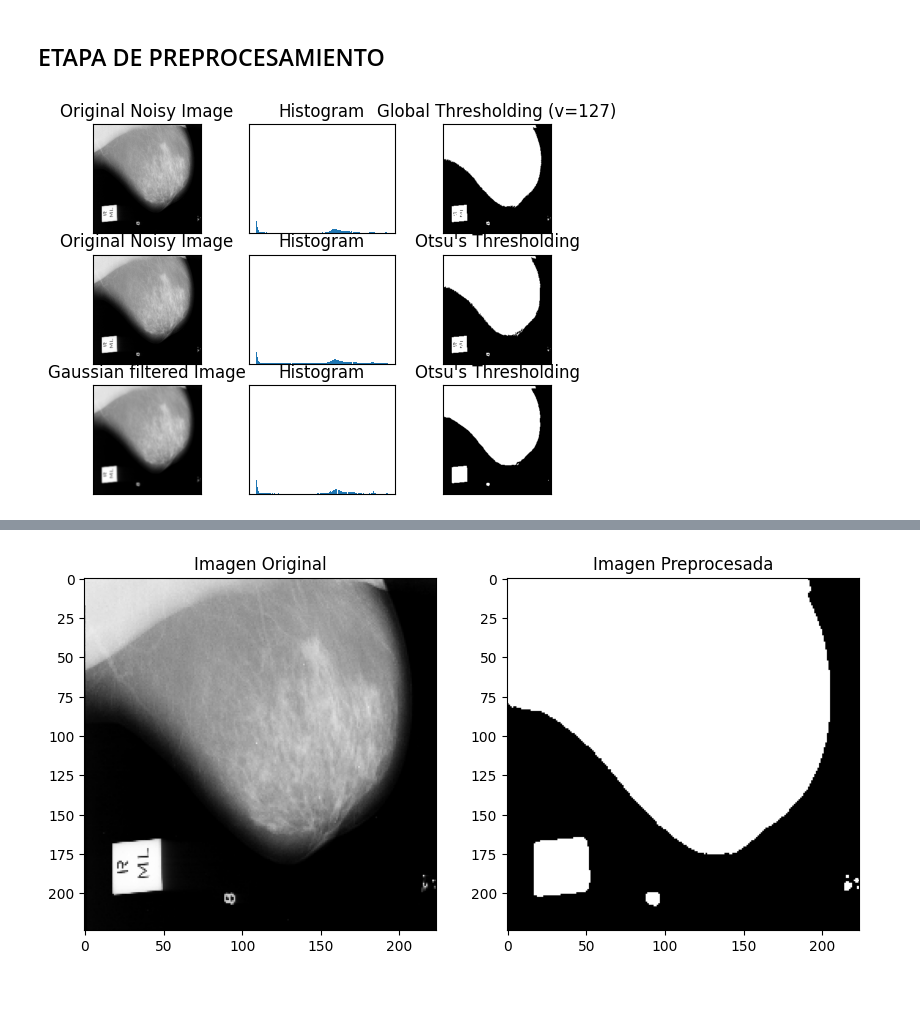
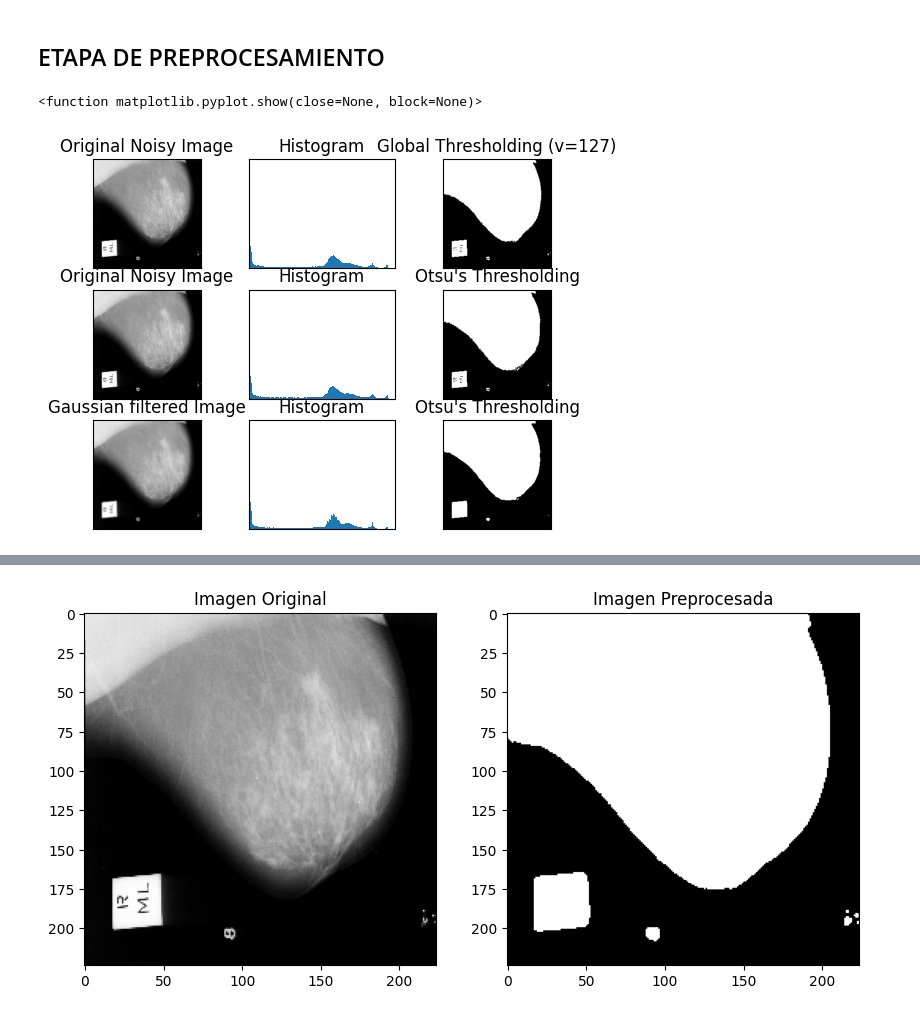
Before and after one commit to AndreaCTS/Semillero, a Jupyter notebook: train/clasificacionCNN_Dataset.ipynb, the cells around one changed output, grey strips where cells are left out. Saved outputs shown, nothing was run; the diff lists cells and outputs as text; code cells hidden in the pictures.

Commit message:
change histogram

```diff
--- a/train/clasificacionCNN_Dataset.ipynb
+++ b/train/clasificacionCNN_Dataset.ipynb
@@ -109,25 +109,26 @@ def img_compar(img_original, img_preprocess):
 # %%
 # global thresholding
 ret1,th1 = cv2.threshold(img,60,255,cv2.THRESH_BINARY)
 # Otsu's thresholding
 ret2,th2 = cv2.threshold(img,0,255,cv2.THRESH_BINARY+cv2.THRESH_OTSU)
 # Otsu's thresholding after Gaussian filtering
 blur = cv2.GaussianBlur(img,(5,5),0)
 ret3,th3 = cv2.threshold(blur,0,255,cv2.THRESH_BINARY+cv2.THRESH_OTSU)
 # plot all the images and their histograms
 images = [img, 0, th1,
  img, 0, th2,
  blur, 0, th3]
 titles = ['Original Noisy Image','Histogram','Global Thresholding (v=127)',
  'Original Noisy Image','Histogram',"Otsu's Thresholding",
  'Gaussian filtered Image','Histogram',"Otsu's Thresholding"]
 for i in range(3):
- plt.subplot(3,3,i*3+1),plt.imshow(images[i*3],'gray')
- plt.title(titles[i*3]), plt.xticks([]), plt.yticks([])
- plt.subplot(3,3,i*3+2),plt.hist(images[i*3].ravel(),256)
- plt.title(titles[i*3+1]), plt.xticks([]), plt.yticks([])
- plt.subplot(3,3,i*3+3),plt.imshow(images[i*3+2],'gray')
- plt.title(titles[i*3+2]), plt.xticks([]), plt.yticks([])
-plt.show()
+    plt.subplot(3, 3, i*3+1), plt.imshow(images[i*3], 'gray')
+    plt.title(titles[i*3]), plt.xticks([]), plt.yticks([])
+    plt.subplot(3, 3, i*3+2), plt.hist(images[i*3].ravel(), bins=256, range=[0, 256])
+    plt.title(titles[i*3+1]), plt.xlim([0, 256]), plt.ylim([0, 5000]), plt.xticks([]), plt.yticks([])
+    plt.subplot(3, 3, i*3+3), plt.imshow(images[i*3+2], 'gray')
+    plt.title(titles[i*3+2]), plt.xticks([]), plt.yticks([])
+plt.show
 # %% [output]
+<function matplotlib.pyplot.show(close=None, block=None)>
-[figure, old version]
+[figure, new version]
```
Also changed, not shown: parts of 1 cell of this notebook.
